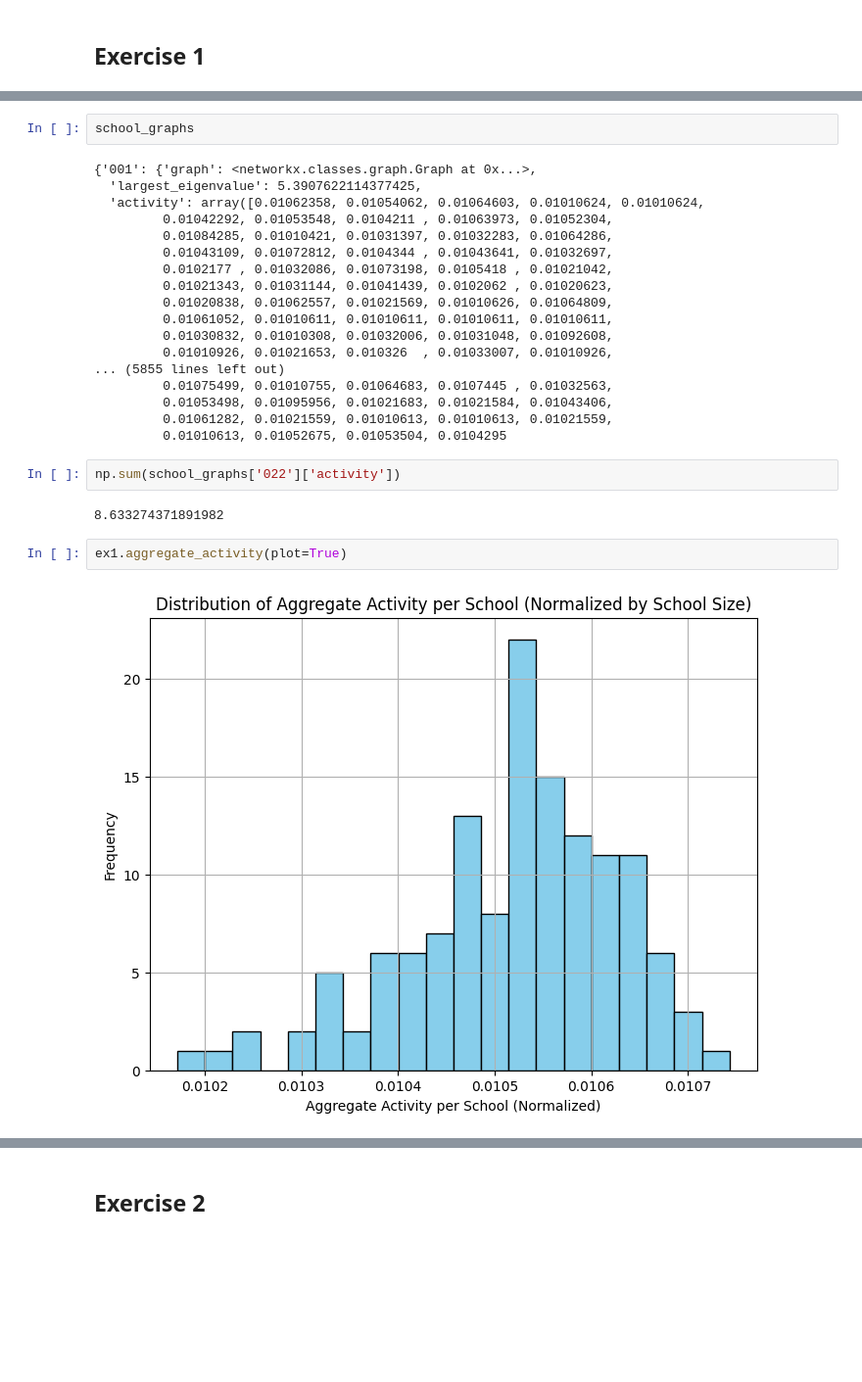
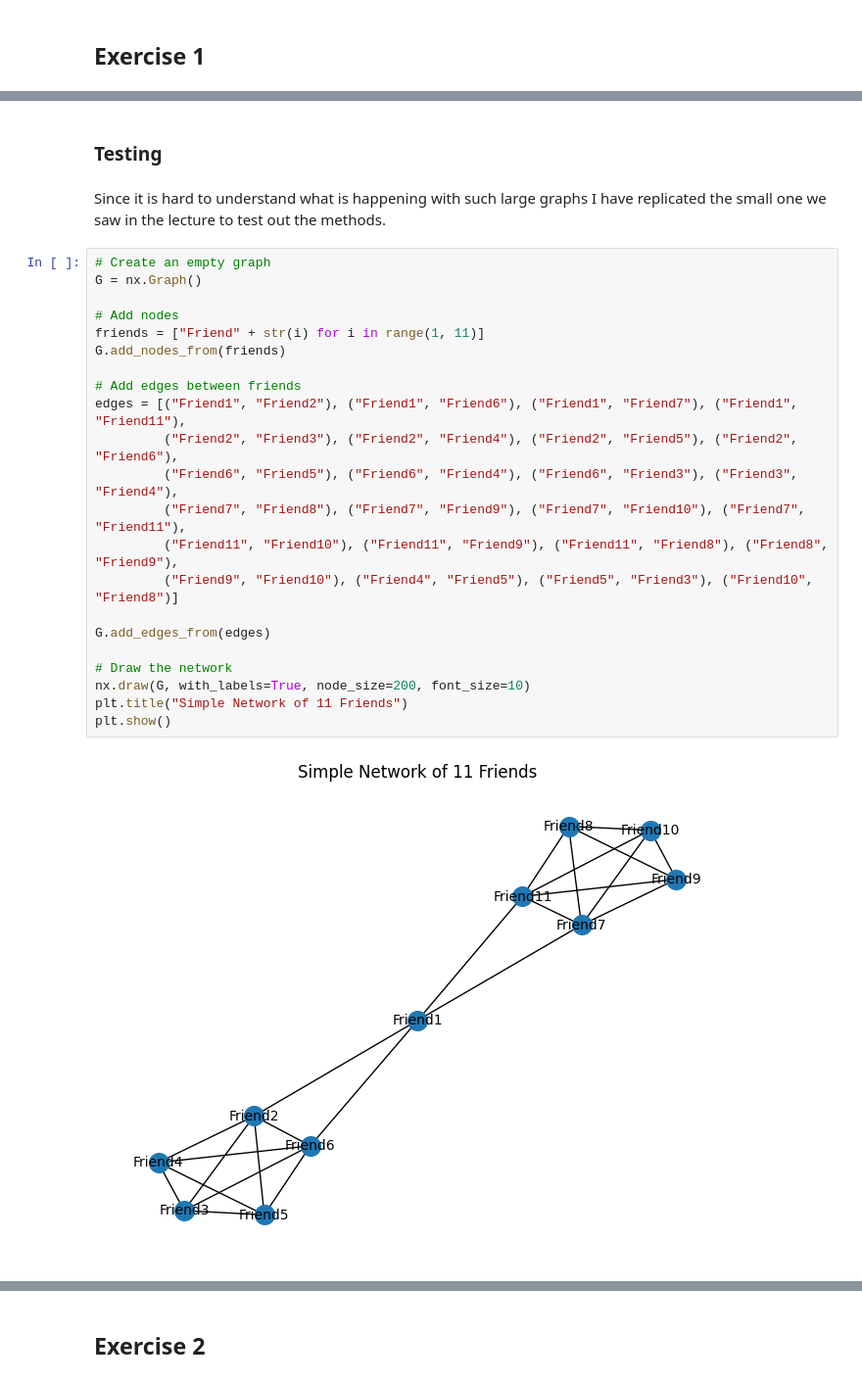
Before and after one commit to mhandt9/networks, a Jupyter notebook: ps1.ipynb, the cells around one changed output, grey strips where cells are left out. Shown at 98% size. Cells and saved outputs as stored; diff of their text form; blank space fills up the shorter version.

```diff
--- a/ps1.ipynb
+++ b/ps1.ipynb
@@ -46,28 +22,28 @@ school_graphs = ex1.compute_activity(alpha=0.01)
-# %%
-school_graphs
-# %% [output]
-{'001': {'graph': <networkx.classes.graph.Graph at 0x...>,
-  'largest_eigenvalue': 5.3907622114377425,
-  'activity': array([0.01062358, 0.01054062, 0.01064603, 0.01010624, 0.01010624,
-         0.01042292, 0.01053548, 0.0104211 , 0.01063973, 0.01052304,
-         0.01084285, 0.01010421, 0.01031397, 0.01032283, 0.01064286,
-         0.01043109, 0.01072812, 0.0104344 , 0.01043641, 0.01032697,
-         0.0102177 , 0.01032086, 0.01073198, 0.0105418 , 0.01021042,
-         0.01021343, 0.01031144, 0.01041439, 0.0102062 , 0.01020623,
-         0.01020838, 0.01062557, 0.01021569, 0.01010626, 0.01064809,
-         0.01061052, 0.01010611, 0.01010611, 0.01010611, 0.01010611,
-         0.01030832, 0.01010308, 0.01032006, 0.01031048, 0.01092608,
-         0.01010926, 0.01021653, 0.010326  , 0.01033007, 0.01010926,
-... (5855 lines left out)
-         0.01075499, 0.01010755, 0.01064683, 0.0107445 , 0.01032563,
-         0.01053498, 0.01095956, 0.01021683, 0.01021584, 0.01043406,
-         0.01061282, 0.01021559, 0.01010613, 0.01010613, 0.01021559,
-         0.01010613, 0.01052675, 0.01053504, 0.0104295
-# %%
-np.sum(school_graphs['022']['activity'])
-# %% [output]
-8.633274371891982
-# %%
-ex1.aggregate_activity(plot=True)
-# %% [output]
-[figure, removed]
+# %% [markdown]
+### Testing
+# %% [markdown]
+Since it is hard to understand what is happening with such large graphs I have replicated the small one we saw in the lecture to test out the methods.
+# %%
+# Create an empty graph
+G = nx.Graph()
+
+# Add nodes
+friends = ["Friend" + str(i) for i in range(1, 11)]
+G.add_nodes_from(friends)
+
+# Add edges between friends
+edges = [("Friend1", "Friend2"), ("Friend1", "Friend6"), ("Friend1", "Friend7"), ("Friend1", "Friend11"),
+         ("Friend2", "Friend3"), ("Friend2", "Friend4"), ("Friend2", "Friend5"), ("Friend2", "Friend6"),
+         ("Friend6", "Friend5"), ("Friend6", "Friend4"), ("Friend6", "Friend3"), ("Friend3", "Friend4"),
+         ("Friend7", "Friend8"), ("Friend7", "Friend9"), ("Friend7", "Friend10"), ("Friend7", "Friend11"),
+         ("Friend11", "Friend10"), ("Friend11", "Friend9"), ("Friend11", "Friend8"), ("Friend8", "Friend9"),
+         ("Friend9", "Friend10"), ("Friend4", "Friend5"), ("Friend5", "Friend3"), ("Friend10", "Friend8")]
+
+G.add_edges_from(edges)
+
+# Draw the network
+nx.draw(G, with_labels=True, node_size=200, font_size=10)
+plt.title("Simple Network of 11 Friends")
+plt.show()
+# %% [output]
+[figure, added]
```
Also changed, not shown: parts of 106 cells of this notebook.
